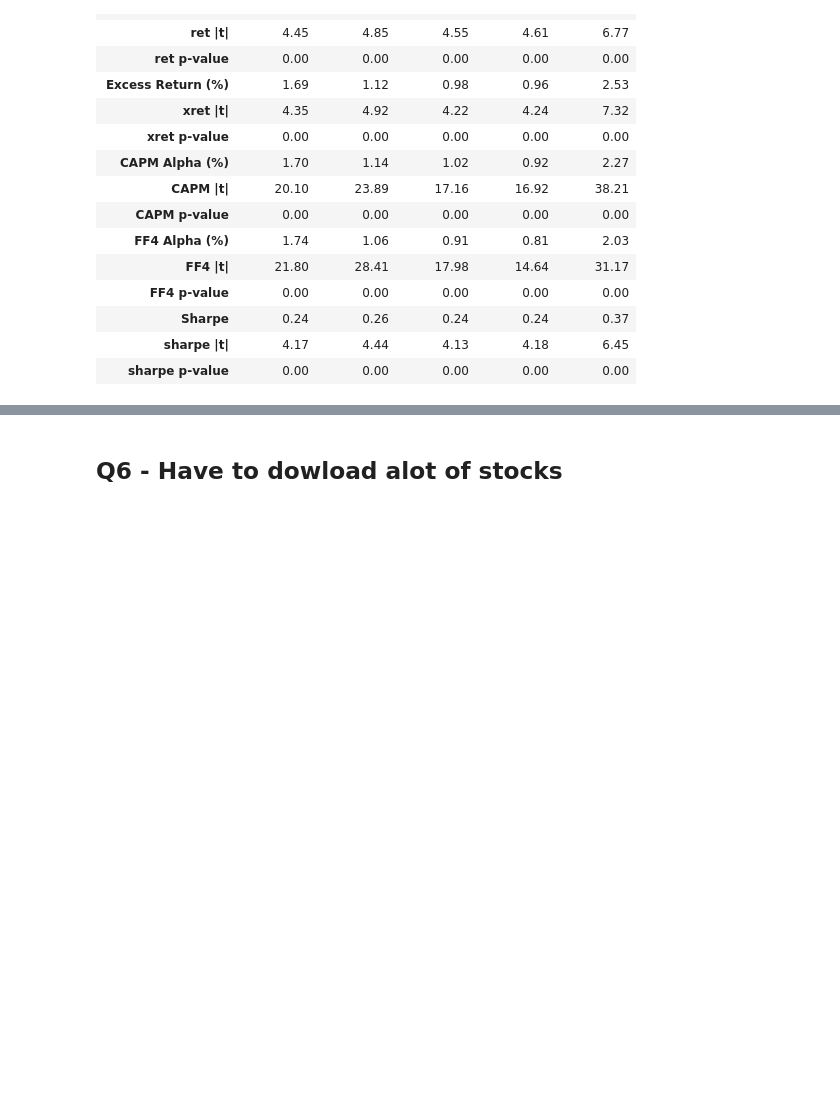
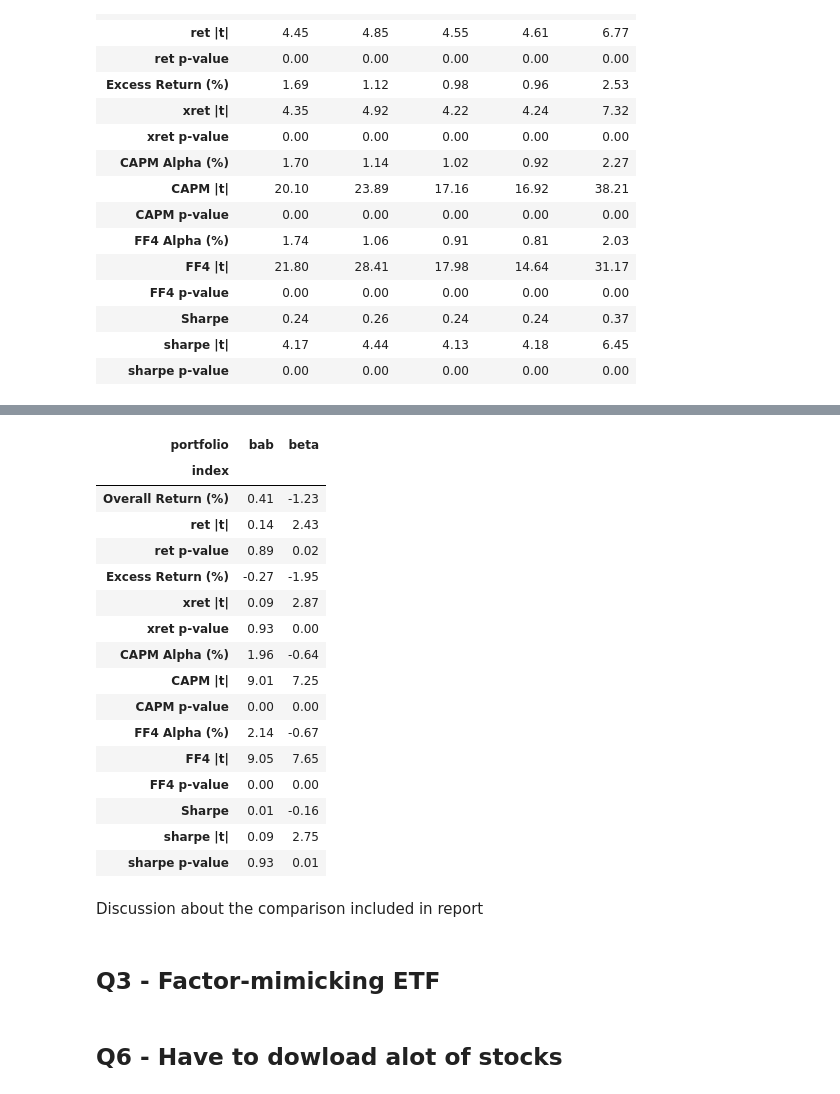
Before and after one commit to uWaterloo-CFM/CFM-301, a Jupyter notebook: Assignment 4/Assignment 4 - Code.ipynb, the cells around one changed output, grey strips where cells are left out. Cells and saved outputs as stored; diff of their text form; code cells hidden in the pictures; blank space fills up the shorter version.

```diff
--- a/Assignment 4/Assignment 4 - Code.ipynb
+++ b/Assignment 4/Assignment 4 - Code.ipynb
@@ -606,2 +709,30 @@ np.zeros(5) + 1
+# %%
+bab_portfolio_result = pd.DataFrame.from_dict(bab_portfolio_summary).round(2).set_index("portfolio").T
+# %%
+compare_df = pd.merge(bab_portfolio_result.reset_index(), hedged_result[["beta"]].reset_index())
+compare_df.set_index("index", inplace=True)
+compare_df
+# %% [output]
+| portfolio | bab | beta |
+| index |  |  |
+| Overall Return (%) | 0.41 | -1.23 |
+| ret |t| | 0.14 | 2.43 |
+| ret p-value | 0.89 | 0.02 |
+| Excess Return (%) | -0.27 | -1.95 |
+| xret |t| | 0.09 | 2.87 |
+| xret p-value | 0.93 | 0.00 |
+| CAPM Alpha (%) | 1.96 | -0.64 |
+| CAPM |t| | 9.01 | 7.25 |
+| CAPM p-value | 0.00 | 0.00 |
+| FF4 Alpha (%) | 2.14 | -0.67 |
+| FF4 |t| | 9.05 | 7.65 |
+| FF4 p-value | 0.00 | 0.00 |
+| Sharpe | 0.01 | -0.16 |
+| sharpe |t| | 0.09 | 2.75 |
+| sharpe p-value | 0.93 | 0.01 |
+# %% [markdown]
+Discussion about the comparison included in report
+# %% [markdown]
+## Q3 - Factor-mimicking ETF
 # %% [markdown]
 ## Q6 - Have to dowload alot of stocks
```
Also changed, not shown: parts of 8 cells of this notebook, 1 other file.
